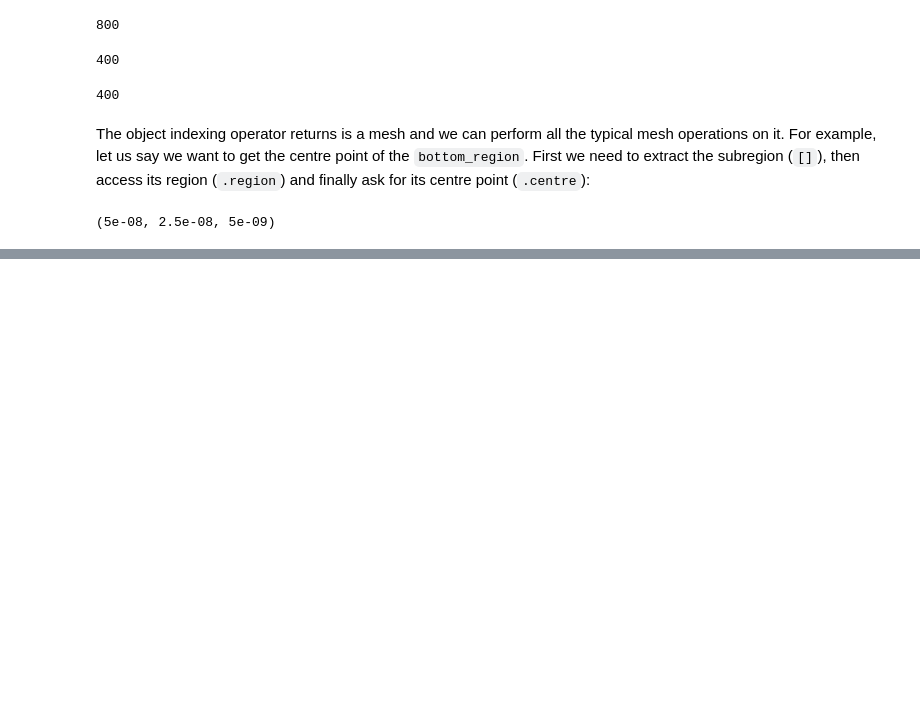
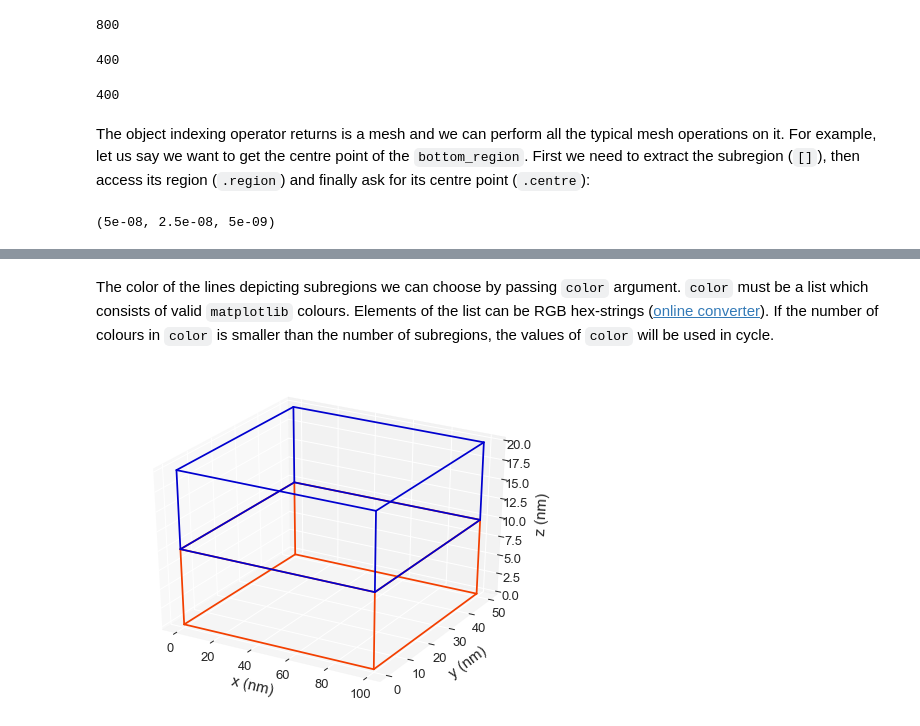
Before and after one commit to ubermag/discretisedfield, a Jupyter notebook: docs/ipynb/mesh-subregions.ipynb, the cells around one changed output, grey strips where cells are left out. Cells and saved outputs as stored; diff of their text form; code cells hidden in the pictures; blank space fills up the shorter version.

```diff
--- a/docs/ipynb/mesh-subregions.ipynb
+++ b/docs/ipynb/mesh-subregions.ipynb
@@ -240,0 +97,6 @@ In the representation string, we see `p1`, `p2`, and `n` we discussed earlier, b
+# %% [markdown]
+The color of the lines depicting subregions we can choose by passing `color` argument. `color` must be a list which consists of valid `matplotlib` colours. Elements of the list can be RGB hex-strings ([online converter](http://www.javascripter.net/faq/rgbtohex.htm)). If the number of colours in `color` is smaller than the number of subregions, the values of `color` will be used in cycle.
+# %%
+mesh.mpl_subregions(color=('#f33f00', '#0000cf'))
+# %% [output]
+[figure, added]
```
Also changed, not shown: parts of 63 cells of this notebook, 5 other files.
